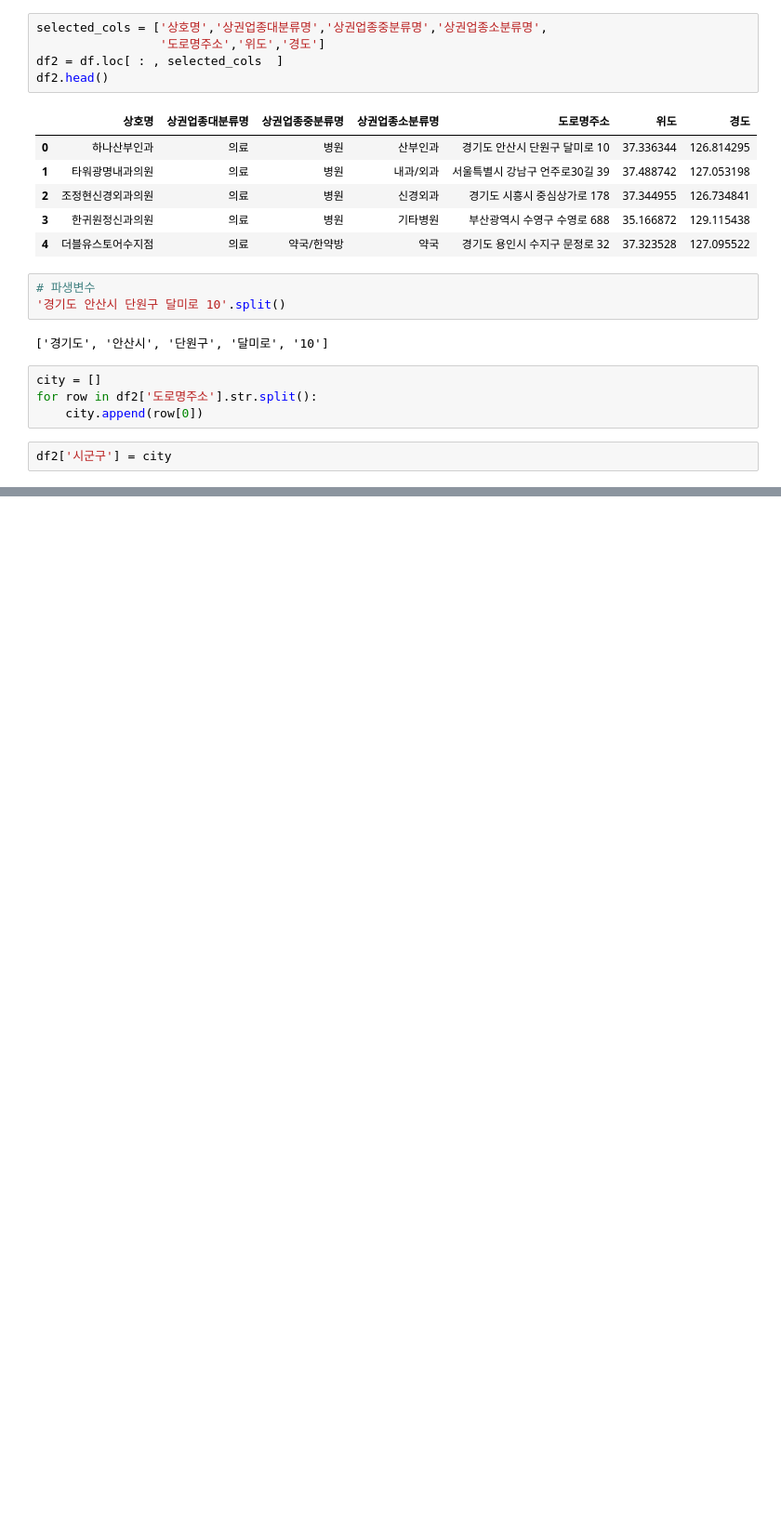
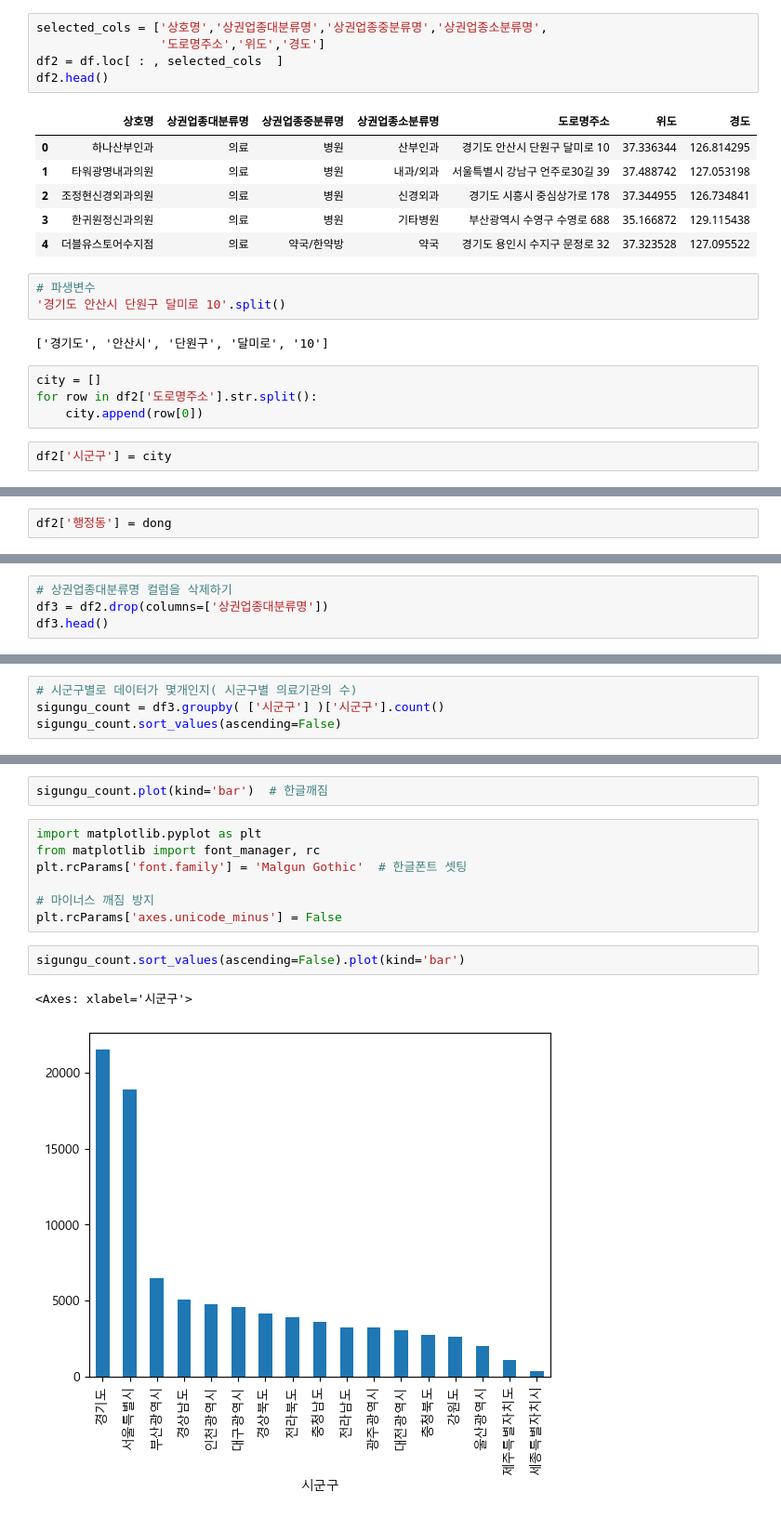
Before and after one commit to leekyuyoung2/encore_office_worker, a Jupyter notebook: 3일차/01.ipynb, the cells around one changed output, grey strips where cells are left out. Shown at 93% size. Drawn from its saved outputs; the diff is of its cells as text; blank space fills up the shorter version.

```diff
--- a/3일차/01.ipynb
+++ b/3일차/01.ipynb
@@ -329,0 +337,2 @@ df2.head()
+# %%
+df2['행정동'] = dong
@@ -329,0 +354,4 @@ df2.head()
+# %%
+# 상권업종대분류명 컬럼을 삭제하기
+df3 = df2.drop(columns=['상권업종대분류명'])
+df3.head()
@@ -329,0 +452,4 @@ df2.head()
+# %%
+# 시군구별로 데이터가 몇개인지( 시군구별 의료기관의 수)
+sigungu_count = df3.groupby( ['시군구'] )['시군구'].count()
+sigungu_count.sort_values(ascending=False)
@@ -329,0 +496,14 @@ df2.head()
+# %%
+sigungu_count.plot(kind='bar')  # 한글깨짐
+# %%
+import matplotlib.pyplot as plt
+from matplotlib import font_manager, rc
+plt.rcParams['font.family'] = 'Malgun Gothic'  # 한글폰트 셋팅
+
+# 마이너스 깨짐 방지
+plt.rcParams['axes.unicode_minus'] = False
+# %%
+sigungu_count.sort_values(ascending=False).plot(kind='bar')
+# %% [output]
+<Axes: xlabel='시군구'>
+[figure, added]
```
Also changed, not shown: parts of 13 cells of this notebook.
